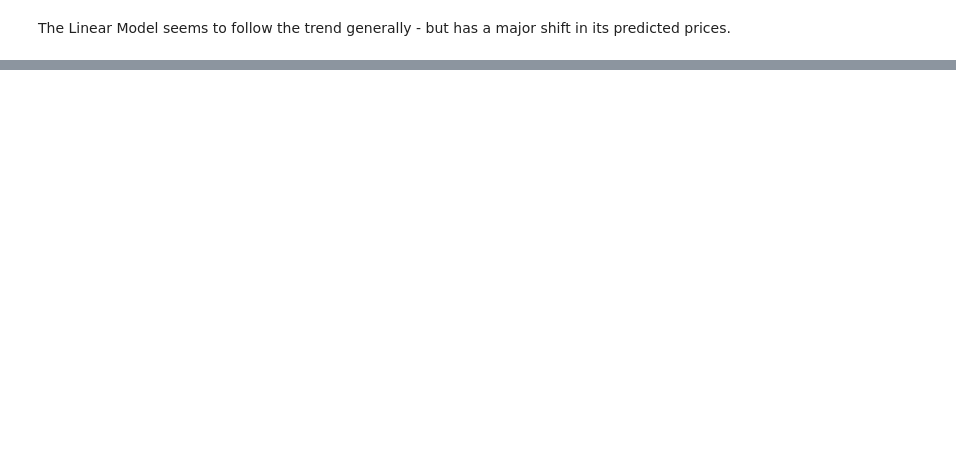
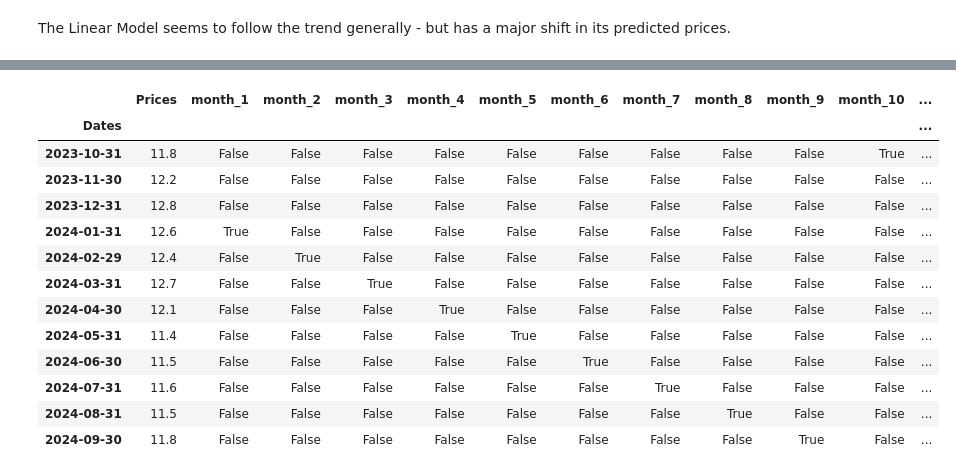
Before and after one commit to talhajamal11/JPM-Forage-Natural-Gas-Contract-Prices, a Jupyter notebook: src/task_1.ipynb, the cells around one changed output, grey strips where cells are left out. Cells and saved outputs as stored; diff of their text form; code cells hidden in the pictures; blank space fills up the shorter version.

```diff
--- a/src/task_1.ipynb
+++ b/src/task_1.ipynb
@@ -151,0 +211,11 @@ The Linear Model seems to follow the trend generally - but has a major shift in
+# %%
+train_data_SARIMA = train_data.copy(deep=True)
+test_data_SARIMA = test_data.copy(deep=True)
+# %%
+AR = [1,2,3,4,5]
+MA = [1,2,3,4,5]
+model = sm.tsa.statespace.SARIMAX(train_data_SARIMA['Prices'],
+                         order=(1, 1, 1),
+                         seasonal_order=(1, 1, 1, 12))
+result = model.fit()
+print(result.summary())
@@ -151,0 +257,13 @@ The Linear Model seems to follow the trend generally - but has a major shift in
+# %%
+#Training the model again after each prediction, making one-step-ahead prediction each time
+# print(f'Size of data is {nat_gas.size} and train set size is {train_data_SARIMA.size}')
+one_step_predictions = pd.Series([])
+for i in range(test_data_SARIMA.shape[0]):
+  data = pd.concat([train_data_SARIMA['Prices'], one_step_predictions], ignore_index=True)
+  model = sm.tsa.statespace.SARIMAX(data,
+                         order=(1, 1, 1),
+                         seasonal_order=(1, 1, 1, 12),
+                         enforce_stationarity=False,
+                         enforce_invertibility=False)
+  result = model.fit()
+  one_step_predictions = pd.concat([one_step_predictions, pd.Series(result.predict(i).values[0])], ignore_index = True)
@@ -151,0 +376,20 @@ The Linear Model seems to follow the trend generally - but has a major shift in
+# %%
+one_step_predictions.index = test_data_SARIMA.index
+# %%
+test_data_SARIMA['Prediction'] = one_step_predictions
+test_data_SARIMA
+# %% [output]
+|  | Prices | month_1 | month_2 | month_3 | month_4 | month_5 | month_6 | month_7 | month_8 | month_9 | month_10 | ... |
+| Dates |  |  |  |  |  |  |  |  |  |  |  | ... |
+| 2023-10-31 | 11.8 | False | False | False | False | False | False | False | False | False | True | ... |
+| 2023-11-30 | 12.2 | False | False | False | False | False | False | False | False | False | False | ... |
+| 2023-12-31 | 12.8 | False | False | False | False | False | False | False | False | False | False | ... |
+| 2024-01-31 | 12.6 | True | False | False | False | False | False | False | False | False | False | ... |
+| 2024-02-29 | 12.4 | False | True | False | False | False | False | False | False | False | False | ... |
+| 2024-03-31 | 12.7 | False | False | True | False | False | False | False | False | False | False | ... |
+| 2024-04-30 | 12.1 | False | False | False | True | False | False | False | False | False | False | ... |
+| 2024-05-31 | 11.4 | False | False | False | False | True | False | False | False | False | False | ... |
+| 2024-06-30 | 11.5 | False | False | False | False | False | True | False | False | False | False | ... |
+| 2024-07-31 | 11.6 | False | False | False | False | False | False | True | False | False | False | ... |
+| 2024-08-31 | 11.5 | False | False | False | False | False | False | False | True | False | False | ... |
+| 2024-09-30 | 11.8 | False | False | False | False | False | False | False | False | True | False | ... |
```
Also changed, not shown: parts of 15 cells of this notebook.
